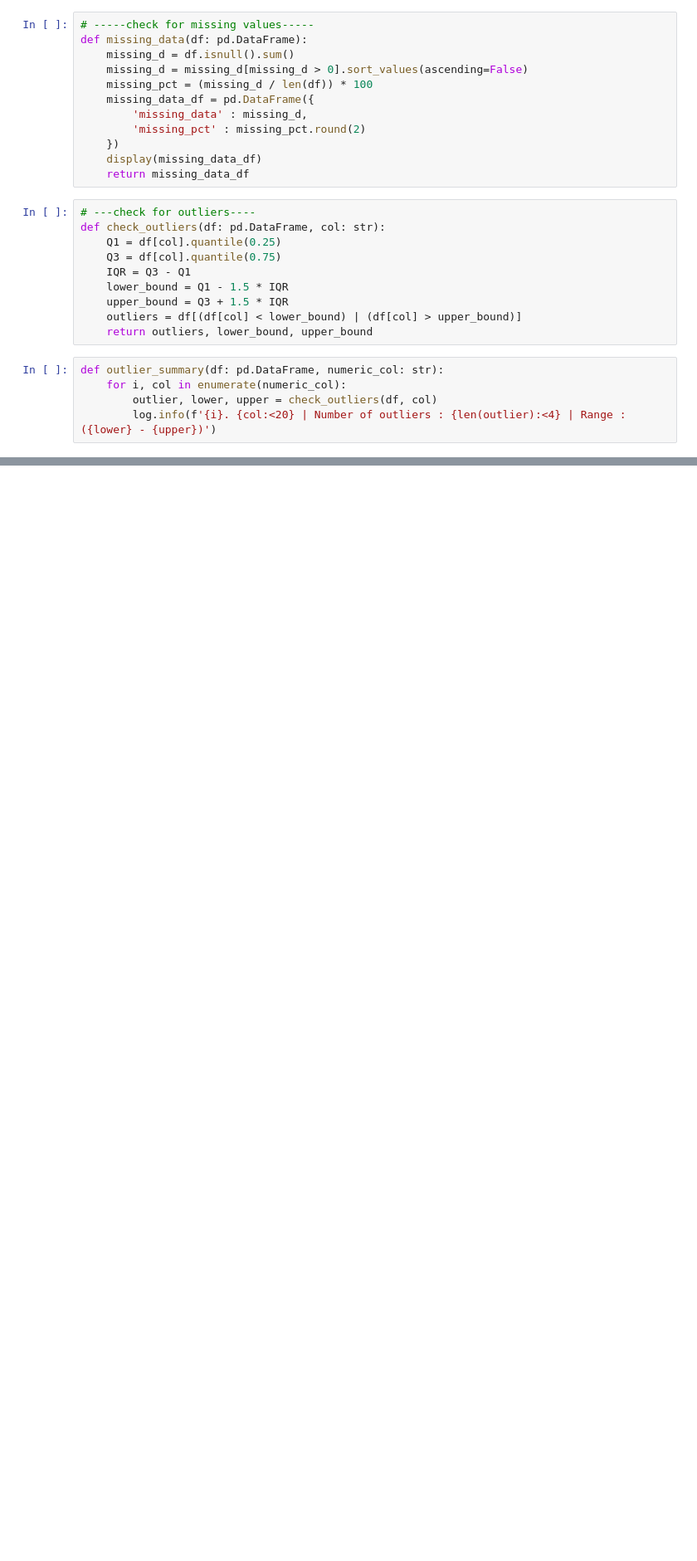
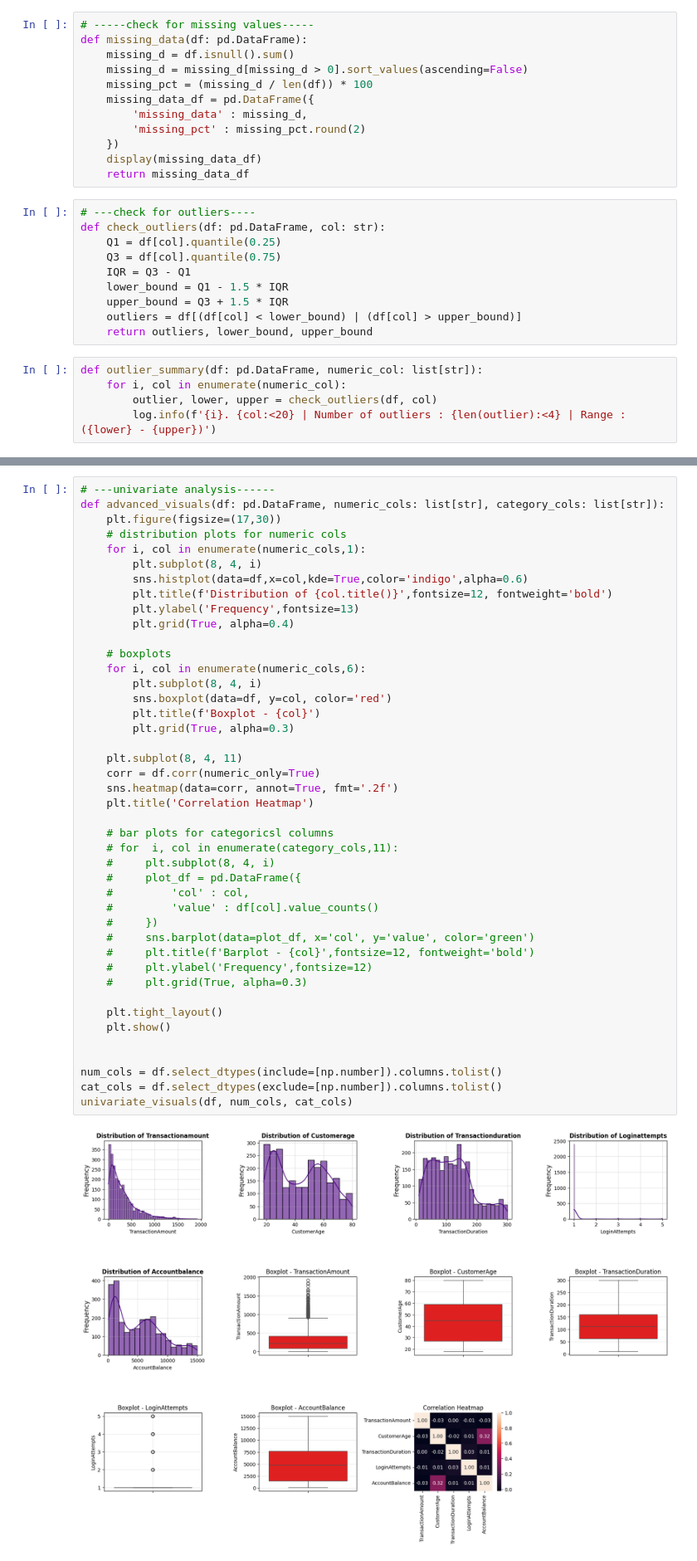
Before and after one commit to Maxwell-Selassie/Fraud-Detection, a Jupyter notebook: notebooks/eda.ipynb, the cells around one changed output, grey strips where cells are left out. Shown at 83% size. Drawn from its saved outputs; the diff is of its cells as text; blank space fills up the shorter version.

```diff
--- a/notebooks/eda.ipynb
+++ b/notebooks/eda.ipynb
@@ -91,7 +91,7 @@ def check_outliers(df: pd.DataFrame, col: str):
     outliers = df[(df[col] < lower_bound) | (df[col] > upper_bound)]
     return outliers, lower_bound, upper_bound
 # %%
-def outlier_summary(df: pd.DataFrame, numeric_col: str):
+def outlier_summary(df: pd.DataFrame, numeric_col: list[str]):
     for i, col in enumerate(numeric_col):
         outlier, lower, upper = check_outliers(df, col)
         log.info(f'{i}. {col:<20} | Number of outliers : {len(outlier):<4} | Range : ({lower} - {upper})')
@@ -162,0 +164,45 @@ Number of duplicates : 0
+# %%
+# ---univariate analysis------
+def advanced_visuals(df: pd.DataFrame, numeric_cols: list[str], category_cols: list[str]):
+    plt.figure(figsize=(17,30))
+    # distribution plots for numeric cols
+    for i, col in enumerate(numeric_cols,1):
+        plt.subplot(8, 4, i)
+        sns.histplot(data=df,x=col,kde=True,color='indigo',alpha=0.6)
+        plt.title(f'Distribution of {col.title()}',fontsize=12, fontweight='bold')
+        plt.ylabel('Frequency',fontsize=13)
+        plt.grid(True, alpha=0.4)
+
+    # boxplots
+    for i, col in enumerate(numeric_cols,6):
+        plt.subplot(8, 4, i)
+        sns.boxplot(data=df, y=col, color='red')
+        plt.title(f'Boxplot - {col}')
+        plt.grid(True, alpha=0.3)
+
+    plt.subplot(8, 4, 11)
+    corr = df.corr(numeric_only=True)
+    sns.heatmap(data=corr, annot=True, fmt='.2f')
+    plt.title('Correlation Heatmap')
+
+    # bar plots for categoricsl columns
+    # for  i, col in enumerate(category_cols,11):
+    #     plt.subplot(8, 4, i)
+    #     plot_df = pd.DataFrame({
+    #         'col' : col,
+    #         'value' : df[col].value_counts()
+    #     })
+    #     sns.barplot(data=plot_df, x='col', y='value', color='green')
+    #     plt.title(f'Barplot - {col}',fontsize=12, fontweight='bold')
+    #     plt.ylabel('Frequency',fontsize=12)
+    #     plt.grid(True, alpha=0.3)
+
+    plt.tight_layout()
+    plt.show()
+
+
+num_cols = df.select_dtypes(include=[np.number]).columns.tolist()
+cat_cols = df.select_dtypes(exclude=[np.number]).columns.tolist()
+univariate_visuals(df, num_cols, cat_cols)
+# %% [output]
+[figure, added]
```
Also changed, not shown: parts of 1 cell of this notebook.
